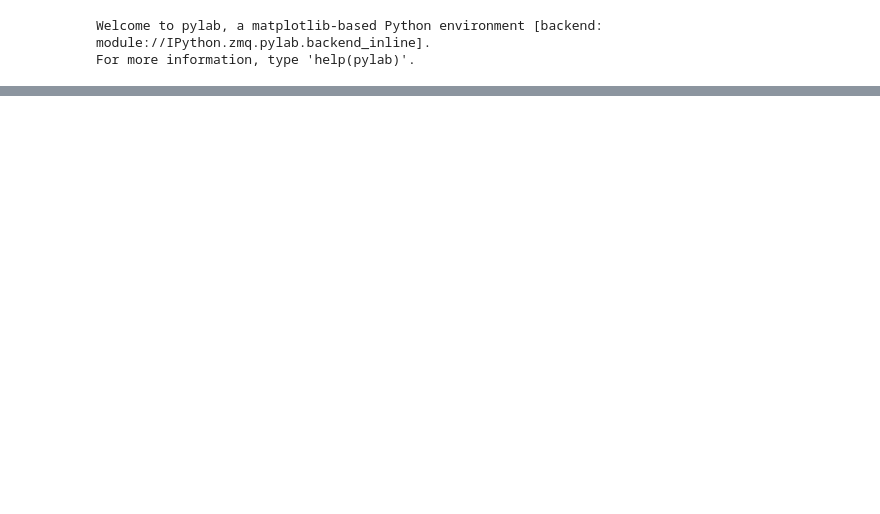
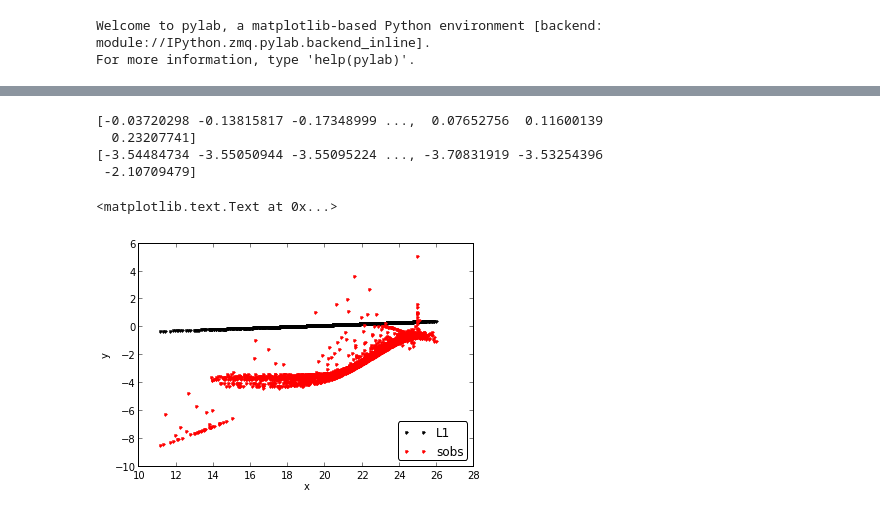
Before and after one commit to dIOGOLOC/cavalo, a Jupyter notebook: Regressão Linear Erro da Magnitude.ipynb, the cells around one changed output, grey strips where cells are left out. Saved outputs shown, nothing was run; the diff lists cells and outputs as text; code cells hidden in the pictures; blank space fills up the shorter version.

```diff
--- a/Regressão Linear Erro da Magnitude.ipynb
+++ b/Regressão Linear Erro da Magnitude.ipynb
@@ -10,4 +10,4 @@ import matplotlib.pyplot as plt
 # %%
 #Importando os dados observados:
 
-y=np.load('C:\Users\dIOGO\Documents\dados_helio\TriAnd_SDSS1',delimiter=',',unpack=True)
+tabela=np.loadtxt('C:\Users\dIOGO\Documents\dados_helio\TriAnd_SDSS1.dat',delimiter=',',unpack=True)
@@ -21,29 +42,43 @@ d=tabela[8]
 #Calcula-se o resíduo e estipula-se uma tolerância para o resíduo(tolrs) e outra para o ajuste(tolx).
 #Para assim fazer um calculo interativo do peso. (Mínimos reponderados)
 
-tolrs=0.000005
-tolx=0.000005
-rs=y1-yobs
+tolrs=0.0005
+tolx=0.0005
+rs=sc-sobs
 norma1=np.linalg.norm(rs)
 
-for i in range(len(y2)):
+for i in range(15):
 
     w=1./tolrs*np.ones_like(rs)
     w[np.abs(rs)>=tolrs]=np.abs(1./rs[np.abs(rs)>=tolrs])
     W=np.diag(w)
-    pl1a=np.dot(W,a)
-    pl1b=np.linalg.inv(np.dot(a.T,pl1a))
-    pl1c=np.dot(pl1b,a.T)
+    pl1a=np.dot(W,G)
+    pl1b=np.linalg.inv(np.dot(G.T,pl1a))
+    pl1c=np.dot(pl1b,G.T)
     pl1d=np.dot(pl1c,W)
-    pl1=np.dot(pl1d,yobs)
-    y1=np.dot(a,pl1)
-    rs=y1-yobs
+    pl1=np.dot(pl1d,sobs)
+    sc=np.dot(G,pl1)
+    rs=sc-sobs
     if abs(np.linalg.norm(rs,1)-norma1)/norma1 < tolx:
         break
     norm1=np.linalg.norm(rs,1)
+# %%
+#Voltando a função para exponencial:
+print(sc)
+sy=np.log(sobs)
+print(sy)
+# %% [output]
+[-0.03720298 -0.13815817 -0.17348999 ...,  0.07652756  0.11600139
+  0.23207741]
+[-3.54484734 -3.55050944 -3.55095224 ..., -3.70831919 -3.53254396
+ -2.10709479]
 # %%
 #Fazendo o gráfico comparando as normas L1 e L2:
-plt.plot(x,yobs,'.r',x,y1,'--k')
-plt.legend(('yobs', 'y L1'),'lower right', fancybox=True)
+plt.plot(m,sc,'.k',m,sy,'.r')
+plt.legend(('L1', 'sobs'),'lower right', fancybox=True)
+#plt.ylim(0,0.20)
 plt.xlabel('x')
 plt.ylabel('y')
+# %% [output]
+<matplotlib.text.Text at 0x...>
+[figure, added]
```
Also changed, not shown: parts of 6 cells of this notebook.
